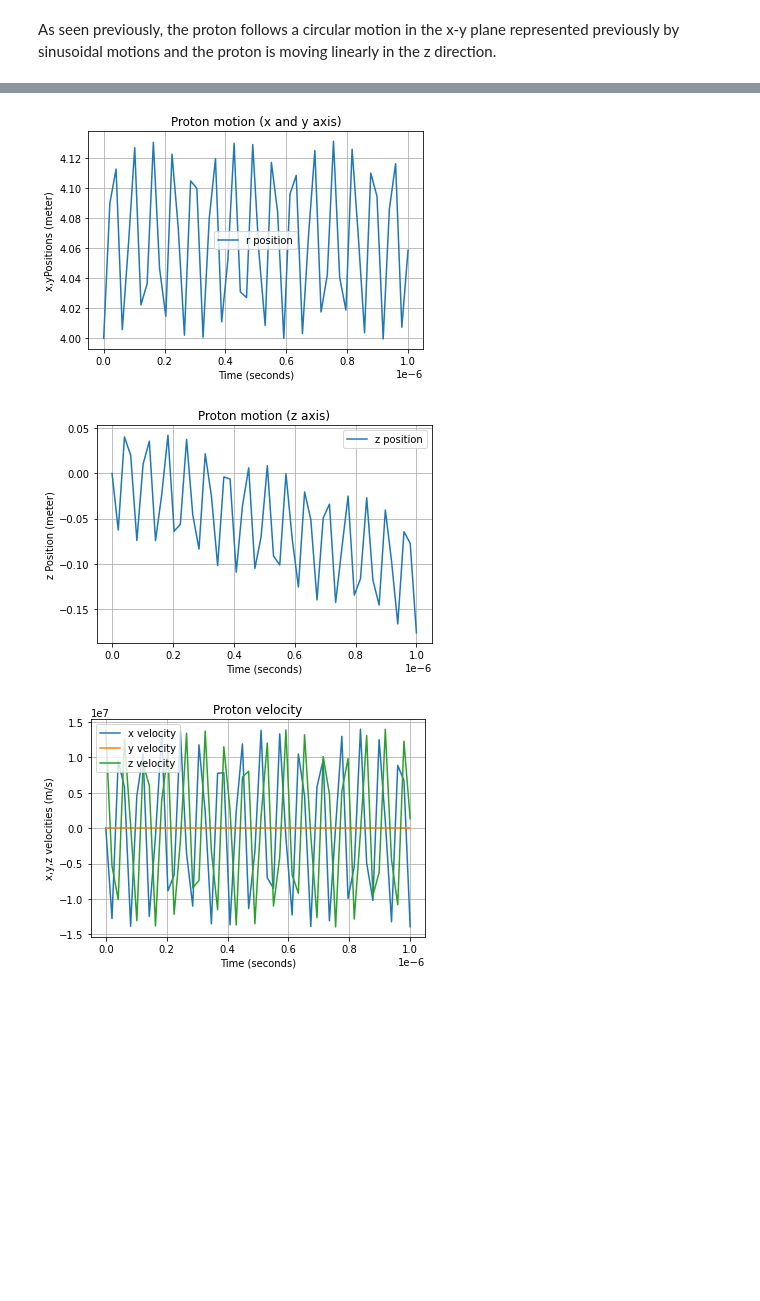
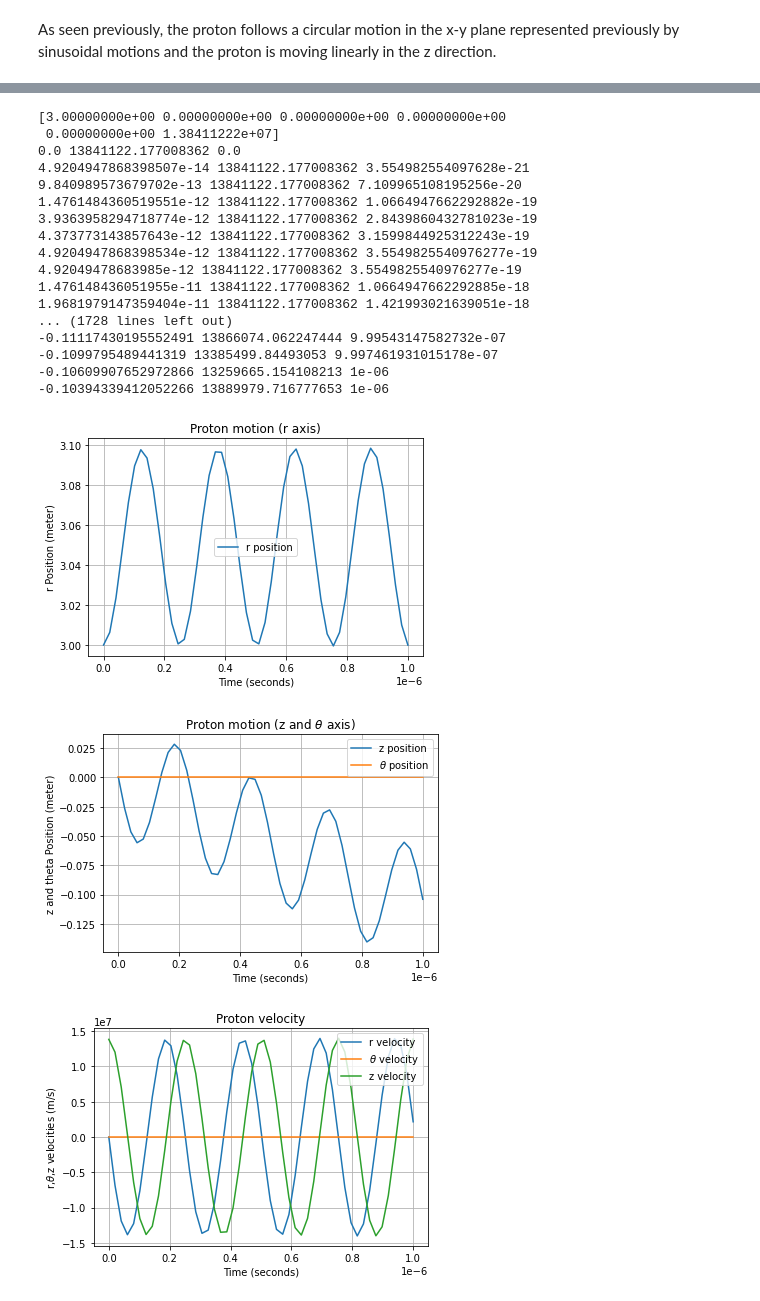
Before and after one commit to elariekerboull/master_uppsala, a Jupyter notebook: python programming/AAssignment2.ipynb, the cells around one changed output, grey strips where cells are left out. Saved outputs shown, nothing was run; the diff lists cells and outputs as text; code cells hidden in the pictures; blank space fills up the shorter version.

```diff
--- a/python programming/AAssignment2.ipynb
+++ b/python programming/AAssignment2.ipynb
@@ -44,7 +44,7 @@ vx_0 = np.sqrt(2*Energy/mass_proton)
 y0 = np.array([0,0,0,vx_0,0,0])
 # 1 microsecond timelapse
 time_range = (0,10**(-6))
-observed_time = np.linspace(0,10**(-6))
+observed_time = np.linspace(0,10**(-6),num = 50)
 
 proton_motion = solve_ivp(lorentz_force, time_range, y0, t_eval=observed_time)
 
@@ -156,55 +192,73 @@ Since the magnetic field varies depending on the position, we will define a new
 # %%
 def magnetic_field(r):
     magnitude = 9/r
+    # Clockwise so in the minus theta direction
     field = np.array([0,-magnitude,0])
     return field
 
 def dynamic_lorentz_force(t,y):
     #Let us unpack position and velocity values in order to better manipulate them
     r,theta,z,vr,v_theta,vz = y
+    print(z,vz,t)
     v = np.array([vr,v_theta,vz])
     # Calculate the generated Lorentz force
     F_Lorentz = proton_charge*(np.cross(v,magnetic_field(r)))
-    ax = F_Lorentz[0] / mass_proton
-    ay = F_Lorentz[1] / mass_proton
+    ar = F_Lorentz[0] / mass_proton
+    a_theta = F_Lorentz[1] / mass_proton
     az = F_Lorentz[2] / mass_proton
-    dydt = np.array([vr,v_theta,vz,ax,ay,az])
+    dydt = np.array([vr,v_theta,vz,ar,a_theta,az])
     return dydt
-r_0 = 4
+r_0 = 3
 vz_0 = np.sqrt(2*Energy/mass_proton)
 y0 = np.array([r_0,0,0,0,0,vz_0])
-# 1 microsecond timelapse
-time_range = (0,10**(-6))
-observed_time = np.linspace(0,10**(-6))
+print(y0)
 
 proton_motion = solve_ivp(dynamic_lorentz_force, time_range, y0, t_eval=observed_time)
 
 fig, ax = plt.subplots()
 ax.plot(proton_motion.t, proton_motion.y[0],label='r position')
 ax.set_xlabel('Time (seconds)')
-ax.set_ylabel('x,yPositions (meter)')
-ax.set_title('Proton motion (x and y axis)');
+ax.set_ylabel('r Position (meter)')
+ax.set_title('Proton motion (r axis)');
 ax.legend()
 ax.grid(True)
 
 fig, ax = plt.subplots()
 ax.plot(proton_motion.t, proton_motion.y[2],label='z position')
+ax.plot(proton_motion.t, proton_motion.y[1],label=r'$\theta$ position')
 ax.set_xlabel('Time (seconds)')
-ax.set_ylabel('z Position (meter)')
-ax.set_title('Proton motion (z axis)');
+ax.set_ylabel('z and theta Position (meter)')
+ax.set_title(r'Proton motion (z and $\theta$ axis)');
 ax.legend()
 ax.grid(True)
 
 fig, ax = plt.subplots()
-ax.plot(proton_motion.t, proton_motion.y[3],label='x velocity')
-ax.plot(proton_motion.t, proton_motion.y[4],label='y velocity')
+ax.plot(proton_motion.t, proton_motion.y[3],label='r velocity')
+ax.plot(proton_motion.t, proton_motion.y[4],label=r'$\theta$ velocity')
 ax.plot(proton_motion.t, proton_motion.y[5],label='z velocity')
 ax.set_xlabel('Time (seconds)')
-ax.set_ylabel('x,y,z velocities (m/s)')
+ax.set_ylabel(r'r,$\theta$,z velocities (m/s)')
 ax.set_title('Proton velocity');
 ax.legend()
 ax.grid(True)
 # %% [output]
+[3.00000000e+00 0.00000000e+00 0.00000000e+00 0.00000000e+00
+ 0.00000000e+00 1.38411222e+07]
+0.0 13841122.177008362 0.0
+4.9204947868398507e-14 13841122.177008362 3.554982554097628e-21
+9.840989573679702e-13 13841122.177008362 7.109965108195256e-20
+1.4761484360519551e-12 13841122.177008362 1.0664947662292882e-19
+3.9363958294718774e-12 13841122.177008362 2.8439860432781023e-19
+4.373773143857643e-12 13841122.177008362 3.1599844925312243e-19
+4.9204947868398534e-12 13841122.177008362 3.5549825540976277e-19
+4.92049478683985e-12 13841122.177008362 3.5549825540976277e-19
+1.476148436051955e-11 13841122.177008362 1.0664947662292885e-18
+1.9681979147359404e-11 13841122.177008362 1.421993021639051e-18
+... (1728 lines left out)
+-0.11117430195552491 13866074.062247444 9.99543147582732e-07
+-0.1099795489441319 13385499.84493053 9.997461931015178e-07
+-0.10609907652972866 13259665.154108213 1e-06
+-0.10394339412052266 13889979.716777653 1e-06
-[figure, old version]
+[figure, new version]
-[figure, old version]
+[figure, new version]
-[figure, old version]
+[figure, new version]
```
Also changed, not shown: parts of 12 cells of this notebook.
